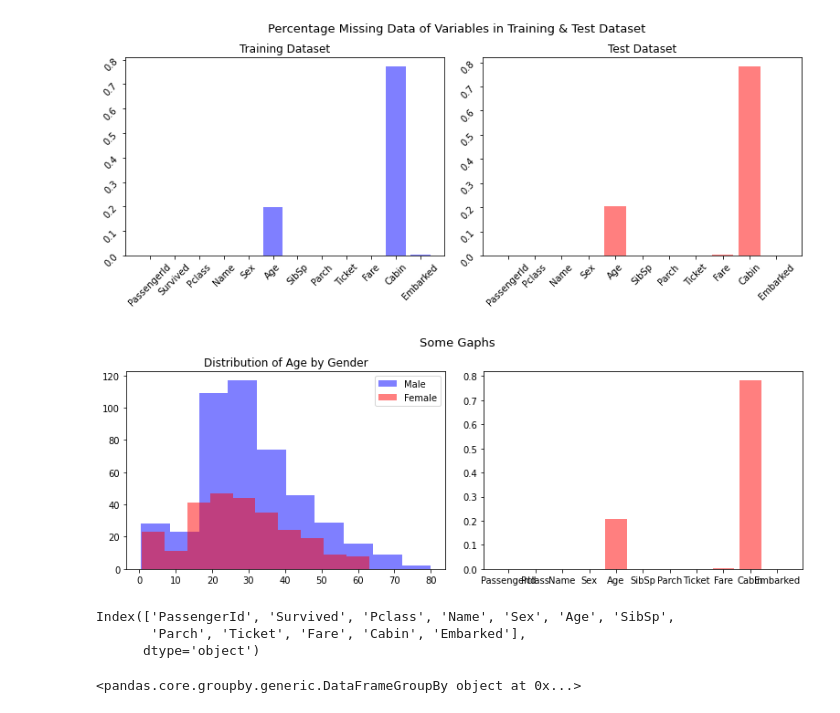
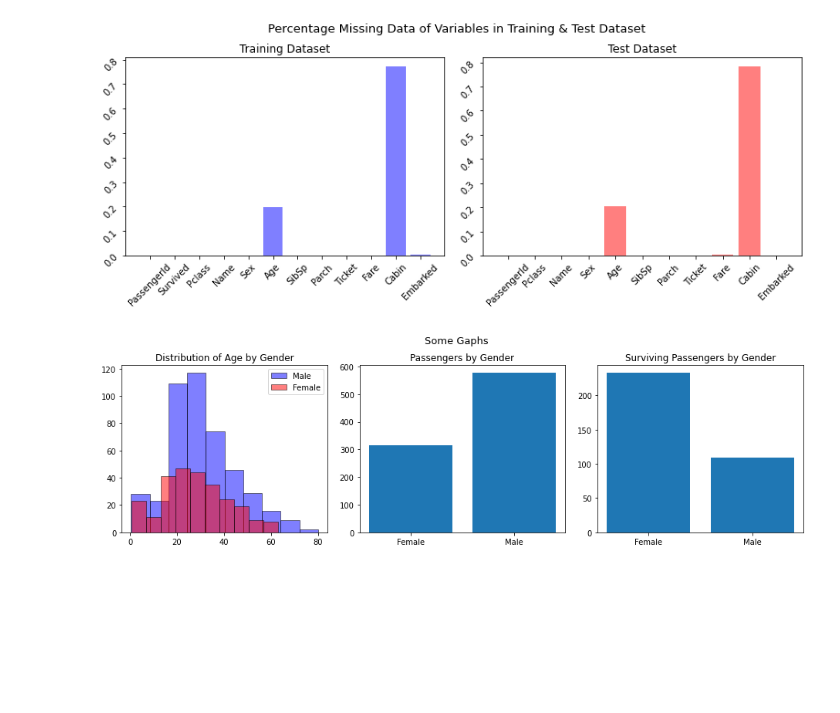
Before and after one commit to lilab001/ML-Toolkit, a Jupyter notebook: survived-ex.ipynb, the cells around one changed output. Drawn from its saved outputs; the diff is of its cells as text; code cells hidden in the pictures; blank space fills up the shorter version.

Commit message:
Kaggle Notebook | Survived Ex | Version 4

```diff
--- a/survived-ex.ipynb
+++ b/survived-ex.ipynb
@@ -10,6 +10,9 @@ for dirname, _, filenames in os.walk('/kaggle/input'):
 
 train_df = pd.read_csv('/kaggle/input/titanic/train.csv')
 test_df = pd.read_csv('/kaggle/input/titanic/test.csv')
+
+train_df['Sex'] = train_df['Sex'].replace({'male':'Male' , 'female': 'Female'})
+test_df['Sex'] = test_df['Sex'].replace({'male':'Male' , 'female': 'Female'})
 # %% [output]
 /kaggle/input/titanic/train.csv
 /kaggle/input/titanic/test.csv
@@ -38,30 +41,29 @@ plt.show()
 # %% [output]
 [figure]
 # %%
-fig, (ax1, ax2) = plt.subplots(1, 2 , figsize = (11, 4))
+train_gender = pd.DataFrame(train_df.groupby("Sex", as_index = False).size())
+train_survived_by_gender = pd.DataFrame(train_df.groupby("Sex")["Survived"].sum()).reset_index()
+
+
+fig, (ax1, ax2, ax3) = plt.subplots(1, 3 , figsize = (13, 4))
+
 fig.suptitle('Some Gaphs' , fontsize = 13)
 fig.tight_layout(h_pad = 15)
 
 
-ax1.hist(train_df[train_df['Sex'] == 'male']['Age'], color = 'blue', alpha = .5 , label = 'Male');
-ax1.hist(train_df[train_df['Sex'] == 'female']['Age'], color = 'red', alpha = .5, label = 'Female');
+ax1.hist(train_df[train_df['Sex'] == 'Male']['Age'], color = 'blue', alpha = .5 , label = 'Male', edgecolor = 'black');
+ax1.hist(train_df[train_df['Sex'] == 'Female']['Age'], color = 'red', alpha = .5, label = 'Female', edgecolor = 'black');
 ax1.set_title('Distribution of Age by Gender' );
 ax1.legend()
 
+ax2.bar(train_gender["Sex"], height = train_gender["size"]  )
+ax2.set_title('Passengers by Gender' );
 
-ax2.bar(test_missing.index, test_missing , color = 'red' , alpha = .5);
+#sns.barplot( ax = ax3 , x = "Sex" , y = "Survived", data = train_df)
+ax3.bar(train_survived_by_gender["Sex"], height = train_survived_by_gender["Survived"]  )
+ax3.set_title('Surviving Passengers by Gender' );
 
 plt.subplots_adjust(top=0.85)
 plt.show()
 # %% [output]
-[figure, old version]
+[figure, new version]
-# %%
-train_df.columns
-# %% [output]
-Index(['PassengerId', 'Survived', 'Pclass', 'Name', 'Sex', 'Age', 'SibSp',
-       'Parch', 'Ticket', 'Fare', 'Cabin', 'Embarked'],
-      dtype='object')
-# %%
-train_df.groupby(by = 'Sex')
-# %% [output]
-<pandas.core.groupby.generic.DataFrameGroupBy object at 0x...>
```
